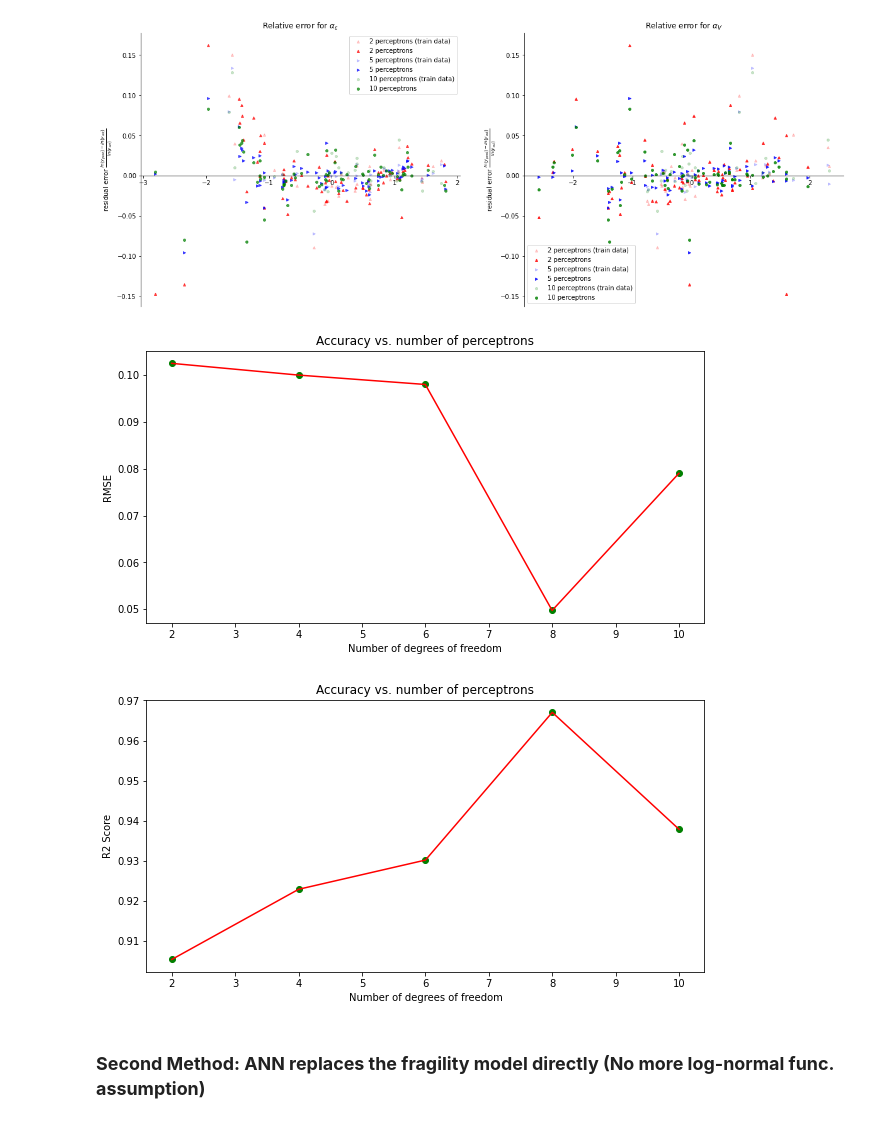
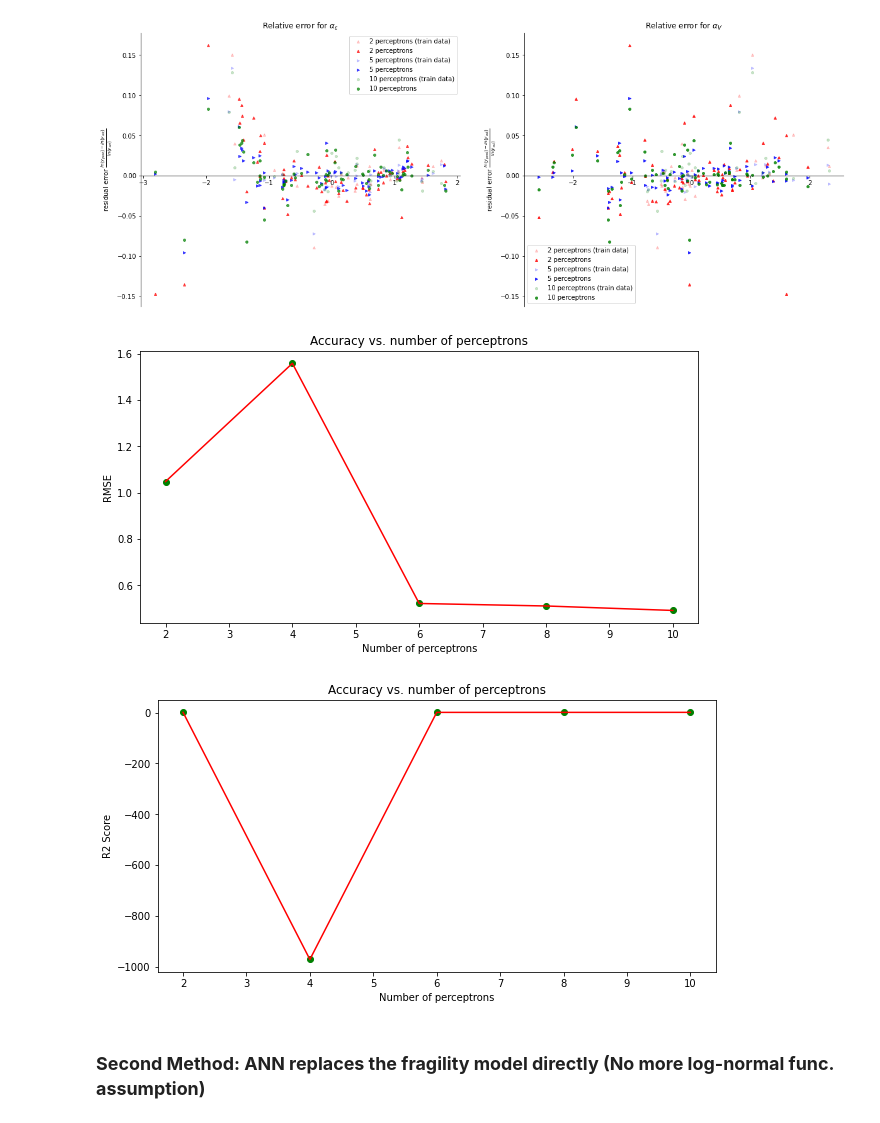
Before and after one commit to mtareqsoliman/msthesis, a Jupyter notebook: 2ANN_11132022.ipynb, the cells around one changed output. Saved outputs shown, nothing was run; the diff lists cells and outputs as text; code cells hidden in the pictures.

```diff
--- a/2ANN_11132022.ipynb
+++ b/2ANN_11132022.ipynb
@@ -241,6 +241,15 @@ ax.scatter(x_values[:,0], x_values[:,1], np.exp(y_values),color='black',marker='
 ax.scatter(x1_mesh, x2_mesh, np.exp(y_mesh_m1), facecolor=(0,0,0,0), s=20, edgecolor='#70b3f0')
 
 result_table = pd.DataFrame({'y_act':y_values.tolist(),'y_pred':y_pred_m1.tolist()}).to_excel('ssss.xlsx')
+
+IM = np.arange(0,45,5)
+fragility_table = pd.DataFrame(columns = ['0','5','10','15','20','25','30','35','40'])
+z_list = []
+
+for i,y_pred in enumerate(y_pred_m1):
+      fragility_table.loc[i] = sp.norm.cdf(np.log(IM),y_pred,0.4)
+
+fragility_table.to_excel('frmodel1.xlsx')
 # %% [output]
 0.10251695688626743
 [figure]
@@ -399,40 +408,40 @@ number_layers = [2,3,4,5,6,7,8]
 number_perceptrons = [2,4,6,8,10]
 plt_mean_squared_error = []
 plt_r2_score = []
-X_train, X_test, y_train, y_test = train_test_split(x_values, y_values, train_size=0.7, test_size=0.3, random_state=2022)
+X_train, X_test, y_train, y_test = train_test_split(x_values, y_values, train_size=0.7, test_size=0.3, random_state=20233)
 
 for nprcptrn in number_perceptrons:
 
     regr = MLPRegressor(hidden_layer_sizes=(nprcptrn,3),solver='lbfgs', alpha=0.1, random_state=2022,max_iter=2000)
     regr.fit(X_train, y_train)
 
     y_train_pred = regr.predict(X_train)
     y_test_pred = regr.predict(X_test)
 
     plt_mean_squared_error.append(mean_squared_error(y_test, y_test_pred, squared=False))
     plt_r2_score.append(r2_score(np.exp(y_test), np.exp(y_test_pred)))
 
 
 fig,ax = plt.subplots(figsize=(10,5))
 ax.scatter(number_perceptrons,plt_mean_squared_error, color="green")
 ax.plot(number_perceptrons,plt_mean_squared_error, color="red")
 ax.xaxis.get_major_locator().set_params(integer=True)
-ax.set_xlabel('Number of degrees of freedom')
+ax.set_xlabel('Number of perceptrons')
 ax.set_ylabel('RMSE')
 ax.set_title('Accuracy vs. number of perceptrons')
 
 fig,ax = plt.subplots(figsize=(10,5))
 ax.scatter(number_perceptrons,plt_r2_score, color="green")
 ax.plot(number_perceptrons,plt_r2_score, color="red")
 ax.xaxis.get_major_locator().set_params(integer=True)
-ax.set_xlabel('Number of degrees of freedom')
+ax.set_xlabel('Number of perceptrons')
 ax.set_ylabel('R2 Score')
 ax.set_title('Accuracy vs. number of perceptrons')
 
 fig.show()
 # %% [output]
-[figure, old version]
+[figure, new version]
-[figure, old version]
+[figure, new version]
 # %% [markdown]
 ### **Second Method: ANN replaces the fragility model directly (No more log-normal func. assumption)**
 # %% [markdown]
```
Also changed, not shown: parts of 3 cells of this notebook.
